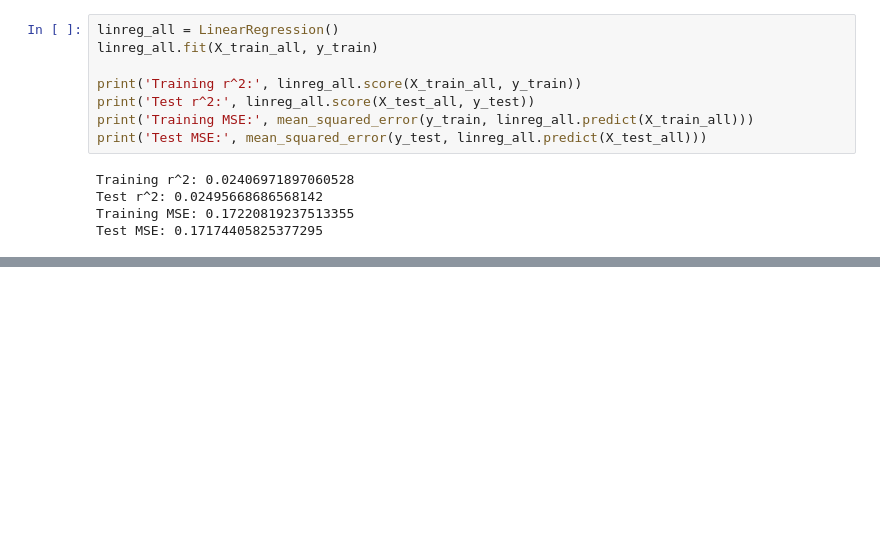
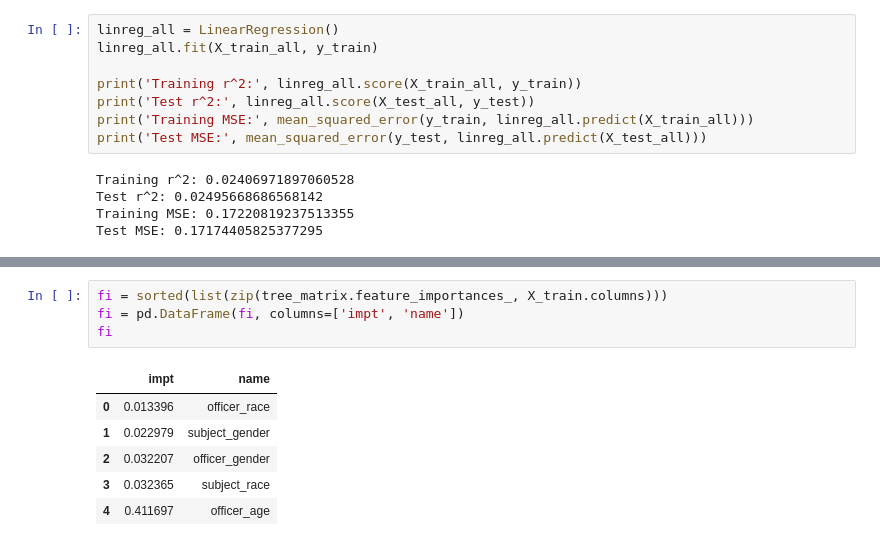
Before and after one commit to letruong711/Terry_Stop_Frisk, a Jupyter notebook: One Hot Encoding Reuploaded.ipynb, the cells around one changed output, grey strips where cells are left out. Saved outputs shown, nothing was run; the diff lists cells and outputs as text; blank space fills up the shorter version.

```diff
--- a/One Hot Encoding Reuploaded.ipynb
+++ b/One Hot Encoding Reuploaded.ipynb
@@ -264,0 +327,11 @@ models(X_train_all, y_train)
+# %%
+fi = sorted(list(zip(tree_matrix.feature_importances_, X_train.columns)))
+fi = pd.DataFrame(fi, columns=['impt', 'name'])
+fi
+# %% [output]
+|  | impt | name |
+| 0 | 0.013396 | officer_race |
+| 1 | 0.022979 | subject_gender |
+| 2 | 0.032207 | officer_gender |
+| 3 | 0.032365 | subject_race |
+| 4 | 0.411697 | officer_age |
```
Also changed, not shown: parts of 12 cells of this notebook.
